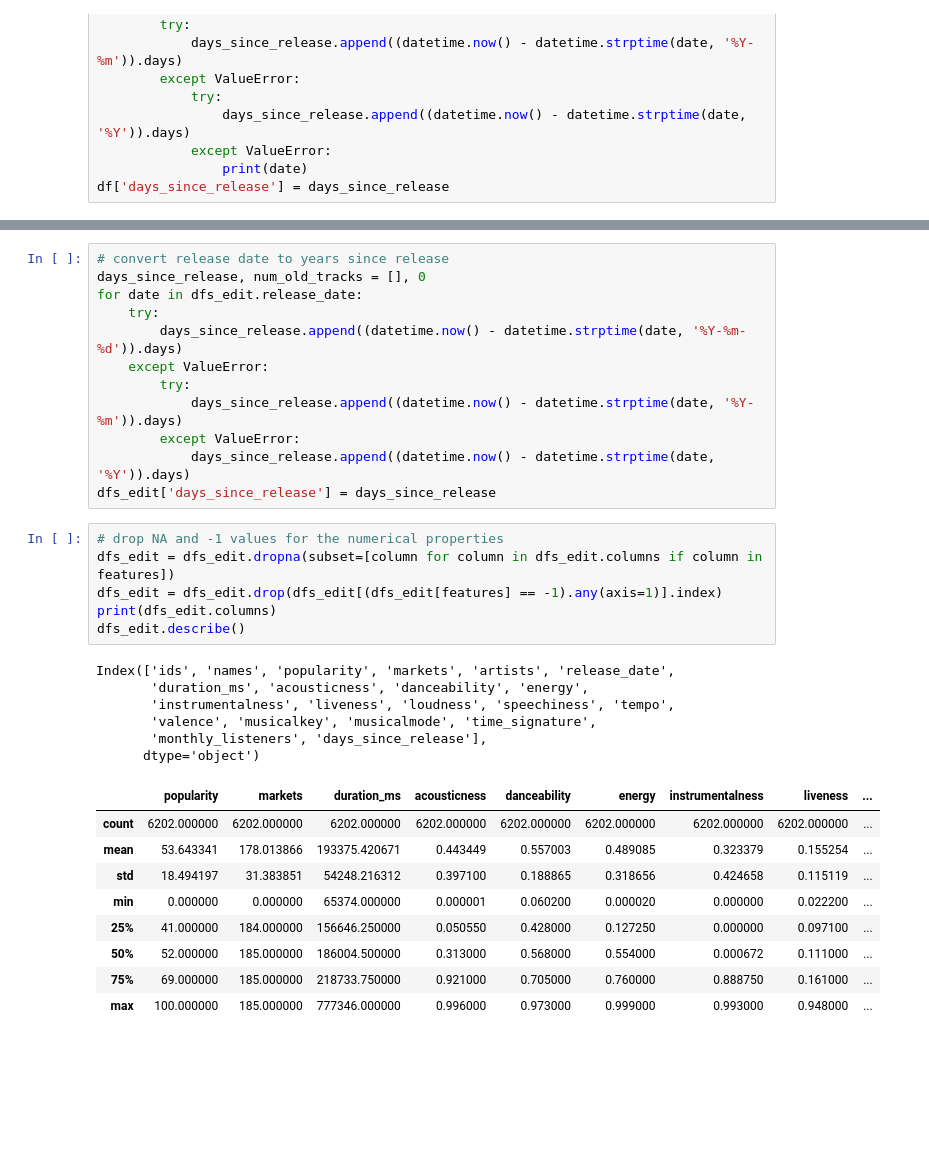
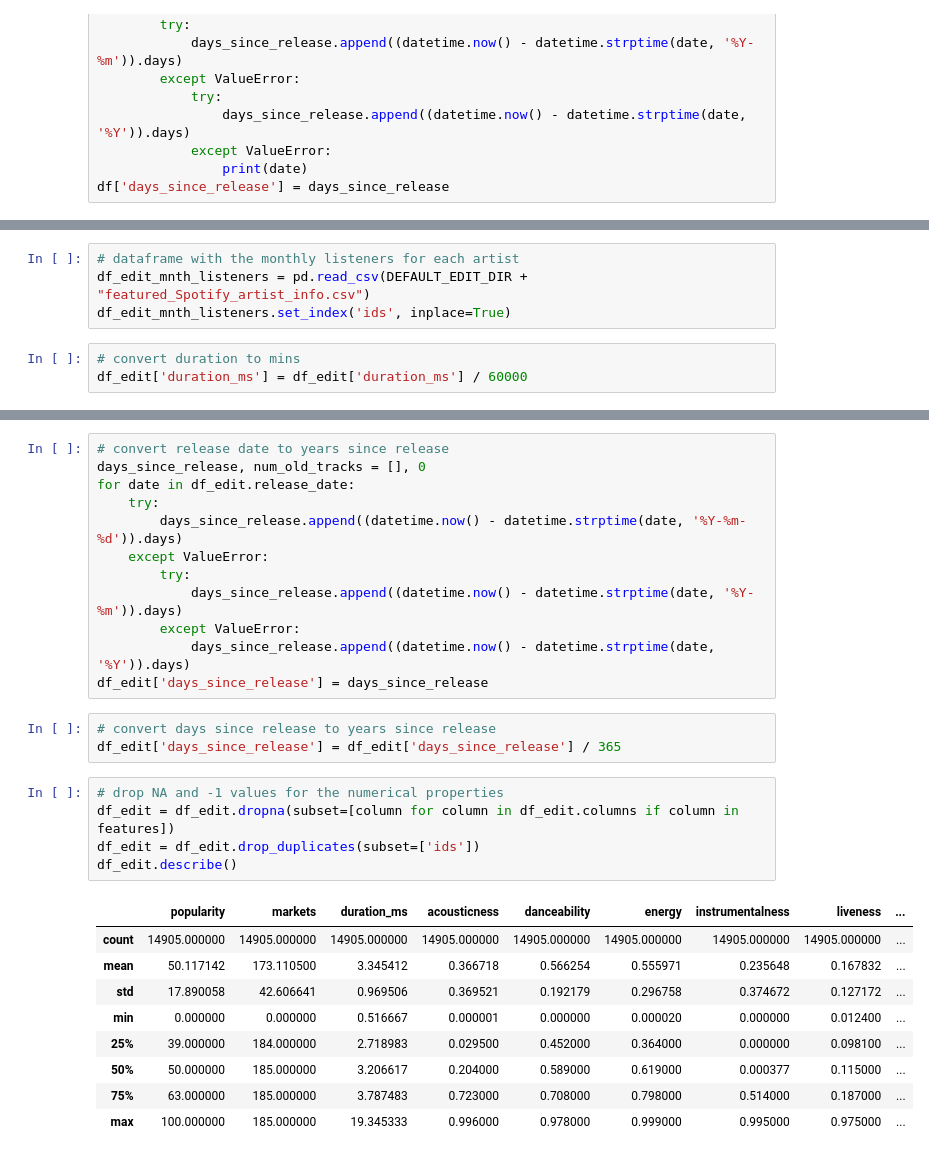
Before and after one commit to sjeffreson/serch, a Jupyter notebook: Editorial-tracks_dstrbns.ipynb, the cells around one changed output, grey strips where cells are left out. Saved outputs shown, nothing was run; the diff lists cells and outputs as text; blank space fills up the shorter version.

```diff
--- a/Editorial-tracks_dstrbns.ipynb
+++ b/Editorial-tracks_dstrbns.ipynb
@@ -126,3 +182,10 @@ artist_info_names = [DEFAULT_EDIT_DIR + 'artists_last_24hrs_'+date+'_info.csv' f
+# %%
+# dataframe with the monthly listeners for each artist
+df_edit_mnth_listeners = pd.read_csv(DEFAULT_EDIT_DIR + "featured_Spotify_artist_info.csv")
+df_edit_mnth_listeners.set_index('ids', inplace=True)
+# %%
+# convert duration to mins
+df_edit['duration_ms'] = df_edit['duration_ms'] / 60000
 # %%
 # for track info at each date, load the monthly listeners of the associated artist on that date
 # (many artists are featured multiple times in one month)
@@ -163,7 +207,7 @@ Number of artists not found: 0
 # %%
 # convert release date to years since release
 days_since_release, num_old_tracks = [], 0
-for date in dfs_edit.release_date:
+for date in df_edit.release_date:
     try:
         days_since_release.append((datetime.now() - datetime.strptime(date, '%Y-%m-%d')).days)
     except ValueError:
@@ -171,26 +215,22 @@ for date in dfs_edit.release_date:
             days_since_release.append((datetime.now() - datetime.strptime(date, '%Y-%m')).days)
         except ValueError:
             days_since_release.append((datetime.now() - datetime.strptime(date, '%Y')).days)
-dfs_edit['days_since_release'] = days_since_release
+df_edit['days_since_release'] = days_since_release
+# %%
+# convert days since release to years since release
+df_edit['days_since_release'] = df_edit['days_since_release'] / 365
 # %%
 # drop NA and -1 values for the numerical properties
-dfs_edit = dfs_edit.dropna(subset=[column for column in dfs_edit.columns if column in features])
-dfs_edit = dfs_edit.drop(dfs_edit[(dfs_edit[features] == -1).any(axis=1)].index)
-print(dfs_edit.columns)
-dfs_edit.describe()
+df_edit = df_edit.dropna(subset=[column for column in df_edit.columns if column in features])
+df_edit = df_edit.drop_duplicates(subset=['ids'])
+df_edit.describe()
 # %% [output]
-Index(['ids', 'names', 'popularity', 'markets', 'artists', 'release_date',
-       'duration_ms', 'acousticness', 'danceability', 'energy',
-       'instrumentalness', 'liveness', 'loudness', 'speechiness', 'tempo',
-       'valence', 'musicalkey', 'musicalmode', 'time_signature',
-       'monthly_listeners', 'days_since_release'],
-      dtype='object')
 |  | popularity | markets | duration_ms | acousticness | danceability | energy | instrumentalness | liveness | ... |
-| count | 6202.000000 | 6202.000000 | 6202.000000 | 6202.000000 | 6202.000000 | 6202.000000 | 6202.000000 | 6202.000000 | ... |
-| mean | 53.643341 | 178.013866 | 193375.420671 | 0.443449 | 0.557003 | 0.489085 | 0.323379 | 0.155254 | ... |
-| std | 18.494197 | 31.383851 | 54248.216312 | 0.397100 | 0.188865 | 0.318656 | 0.424658 | 0.115119 | ... |
-| min | 0.000000 | 0.000000 | 65374.000000 | 0.000001 | 0.060200 | 0.000020 | 0.000000 | 0.022200 | ... |
-| 25% | 41.000000 | 184.000000 | 156646.250000 | 0.050550 | 0.428000 | 0.127250 | 0.000000 | 0.097100 | ... |
-| 50% | 52.000000 | 185.000000 | 186004.500000 | 0.313000 | 0.568000 | 0.554000 | 0.000672 | 0.111000 | ... |
-| 75% | 69.000000 | 185.000000 | 218733.750000 | 0.921000 | 0.705000 | 0.760000 | 0.888750 | 0.161000 | ... |
-| max | 100.000000 | 185.000000 | 777346.000000 | 0.996000 | 0.973000 | 0.999000 | 0.993000 | 0.948000 | ... |
+| count | 14905.000000 | 14905.000000 | 14905.000000 | 14905.000000 | 14905.000000 | 14905.000000 | 14905.000000 | 14905.000000 | ... |
+| mean | 50.117142 | 173.110500 | 3.345412 | 0.366718 | 0.566254 | 0.555971 | 0.235648 | 0.167832 | ... |
+| std | 17.890058 | 42.606641 | 0.969506 | 0.369521 | 0.192179 | 0.296758 | 0.374672 | 0.127172 | ... |
+| min | 0.000000 | 0.000000 | 0.516667 | 0.000001 | 0.000000 | 0.000020 | 0.000000 | 0.012400 | ... |
+| 25% | 39.000000 | 184.000000 | 2.718983 | 0.029500 | 0.452000 | 0.364000 | 0.000000 | 0.098100 | ... |
+| 50% | 50.000000 | 185.000000 | 3.206617 | 0.204000 | 0.589000 | 0.619000 | 0.000377 | 0.115000 | ... |
+| 75% | 63.000000 | 185.000000 | 3.787483 | 0.723000 | 0.708000 | 0.798000 | 0.514000 | 0.187000 | ... |
+| max | 100.000000 | 185.000000 | 19.345333 | 0.996000 | 0.978000 | 0.999000 | 0.995000 | 0.975000 | ... |
```
Also changed, not shown: parts of 14 cells of this notebook, 7 other files.
